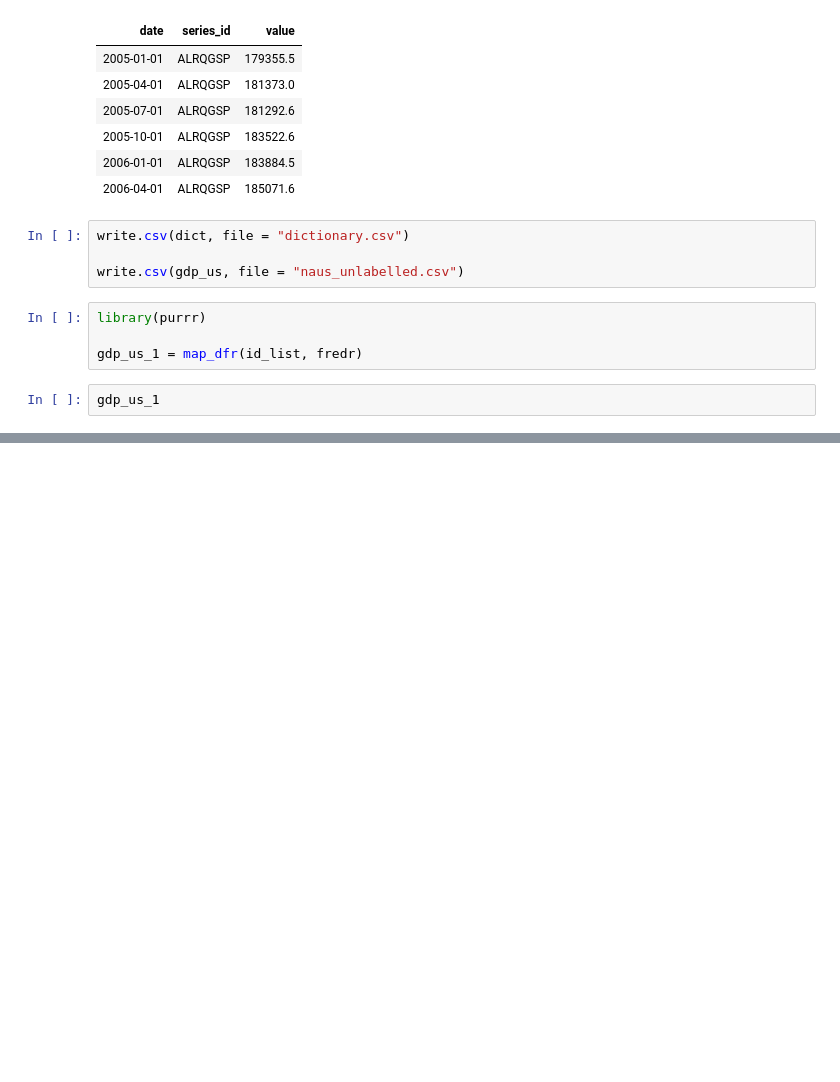
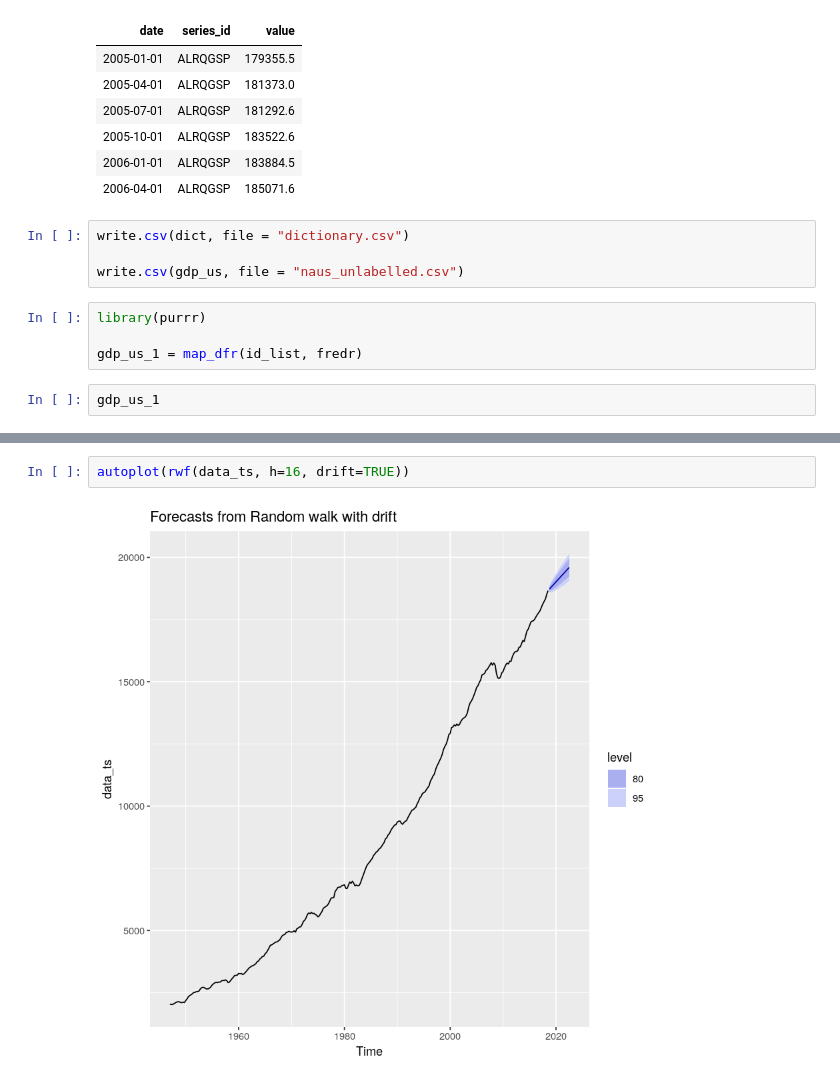
Before and after one commit to xenakas/hierarchical_modelling, a Jupyter notebook: data/us/download_fredr.ipynb, the cells around one changed output, grey strips where cells are left out. Drawn from its saved outputs; the diff is of its cells as text; blank space fills up the shorter version.

```diff
--- a/data/us/download_fredr.ipynb
+++ b/data/us/download_fredr.ipynb
@@ -100,0 +197,4 @@ gdp_us_1
+# %%
+autoplot(rwf(data_ts, h=16, drift=TRUE))
+# %% [output]
+[figure, added]
```
Also changed, not shown: parts of 18 cells of this notebook, 2 other files.
